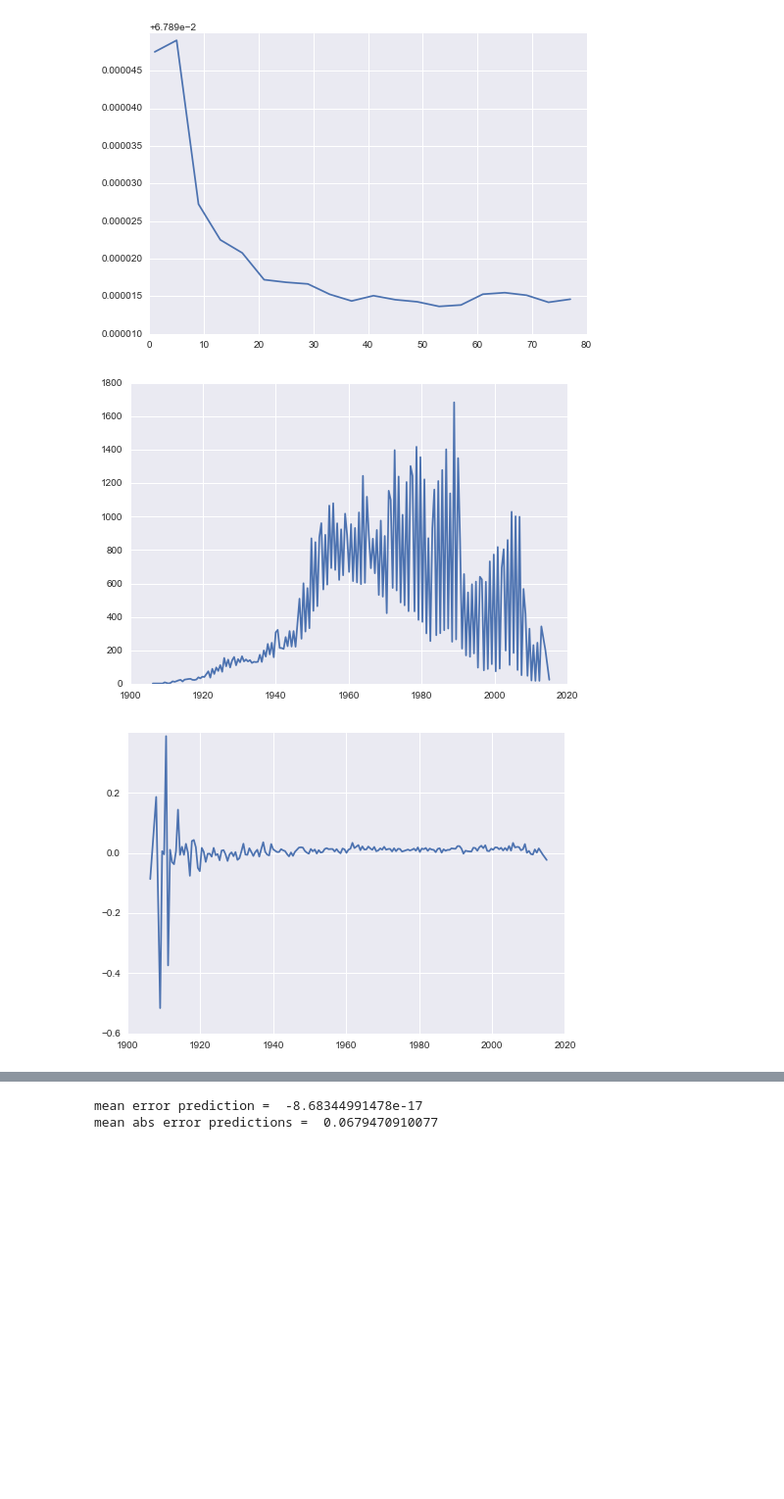
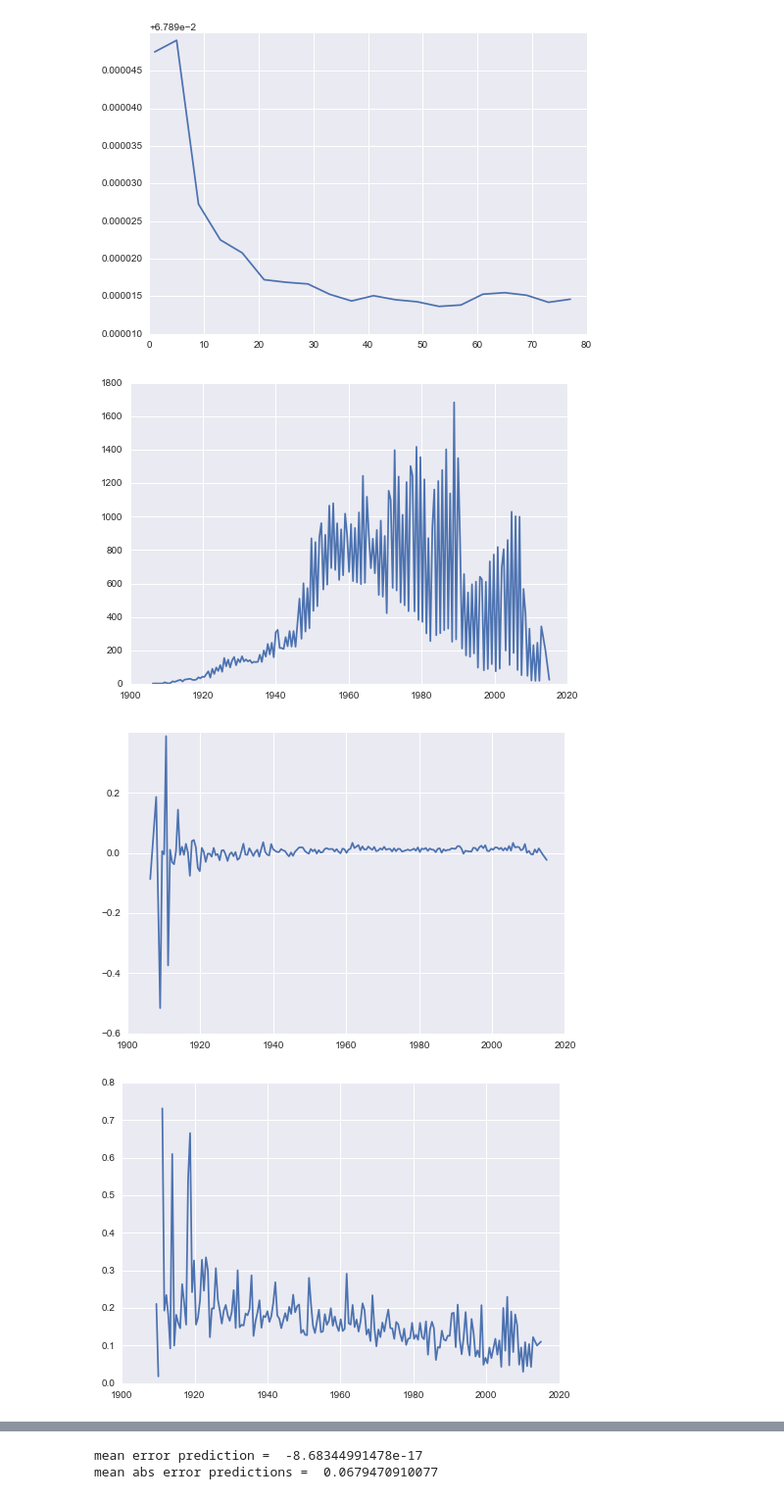
Before and after one commit to MatthewMcGonagle/KaggleZillow, a Jupyter notebook: AnisotropicDiffusionYearBuilt.ipynb, the cells around one changed output, grey strips where cells are left out. Shown: that part at 98% size. Drawn from its saved outputs; the diff is of its cells as text; code cells hidden in the pictures; blank space fills up the shorter version.

```diff
--- a/AnisotropicDiffusionYearBuilt.ipynb
+++ b/AnisotropicDiffusionYearBuilt.ipynb
@@ -141,16 +141,21 @@ vals_df['bindiffusions'] = bindiffusions
 # %%
 # Group the data by bins for diffusion values.
 
 grouped_df = vals_df.groupby('bindiffusions').count()
 plt.plot(grouped_df.index, grouped_df['logerror'])
 plt.show()
 
 grouped_df = vals_df.groupby('bindiffusions').mean()
 plt.plot(grouped_df.index, grouped_df['logerror'])
 plt.show()
+
+grouped_df = vals_df.groupby('bindiffusions').std()
+plt.plot(grouped_df.index, grouped_df['logerror'])
+plt.show()
 # %% [output]
 [figure]
 [figure]
+[figure, added]
 # %%
 # Investigate these peaks that have formed in the year built distribution.
 
```
Also changed, not shown: parts of 3 cells of this notebook.
